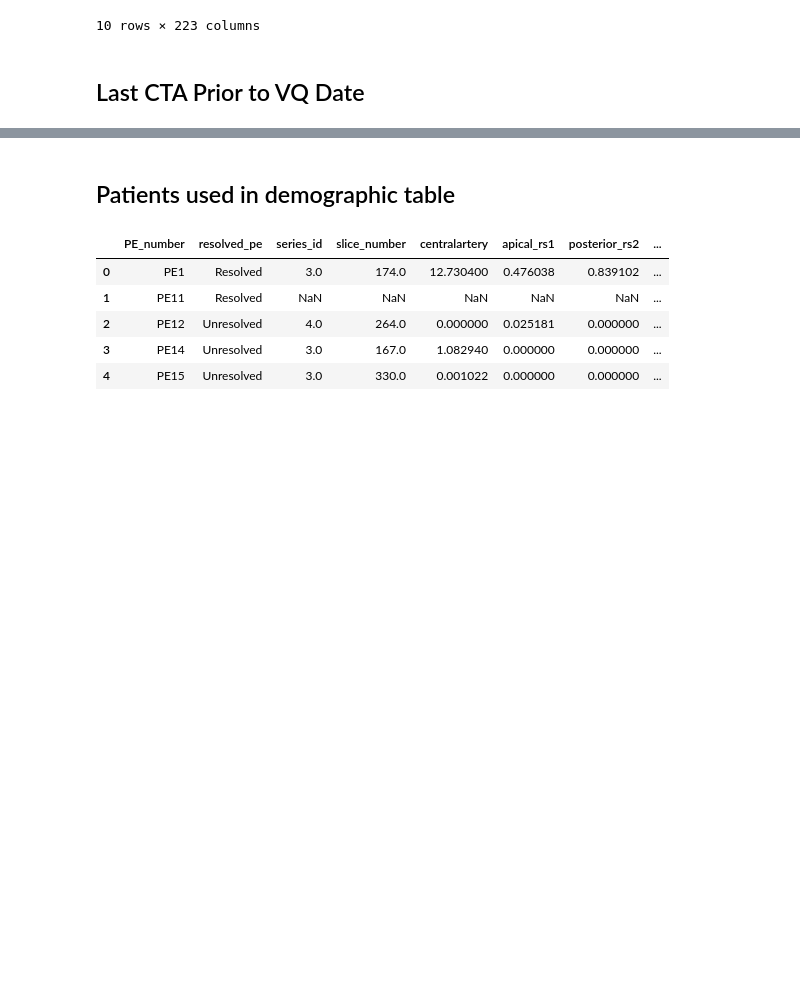
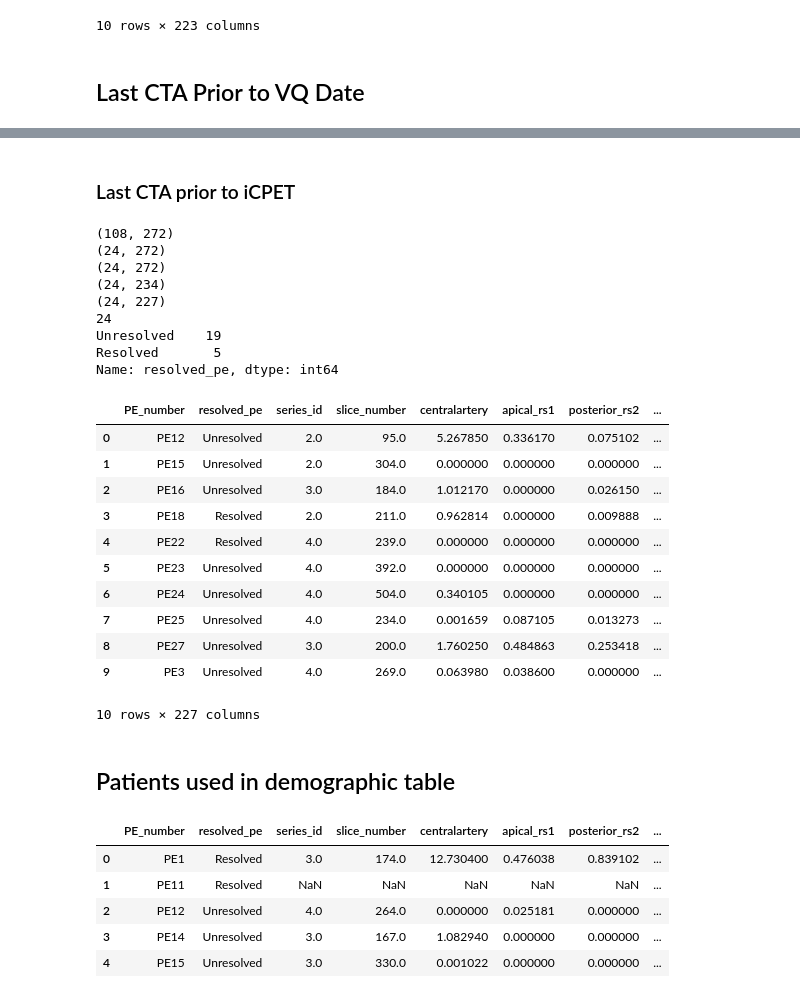
Before and after one commit to qaust/iCPET, a Jupyter notebook: src/summary_stats.ipynb, the cells around one changed output, grey strips where cells are left out. Drawn from its saved outputs; the diff is of its cells as text; code cells hidden in the pictures; blank space fills up the shorter version.

```diff
--- a/src/summary_stats.ipynb
+++ b/src/summary_stats.ipynb
@@ -322,4 +325,62 @@ Name: resolved_pe, dtype: int64
 10 rows × 227 columns
+# %% [markdown]
+### Last CTA prior to iCPET
+# %%
+num_data_last_prior_iCPET = df.copy()
+print(num_data_last_prior_iCPET.shape)
+
+# limit to first prior observation to iCPET
+num_data_last_prior_iCPET = num_data_last_prior_iCPET.loc[
+    (num_data_last_prior_iCPET['duration_t_to_iCPET_days'] <= 0) &
+    (num_data_last_prior_iCPET['total_visits'] > 1)
+]
+num_data_last_prior_iCPET = num_data_last_prior_iCPET.sort_values('duration_t_to_VQ_days')
+num_data_last_prior_iCPET = num_data_last_prior_iCPET.groupby('PE_number').last().reset_index()
+print(num_data_last_prior_iCPET.shape)
+
+
+# Reset index
+tuples = list(zip(num_data_last_prior_iCPET['PE_number'], num_data_last_prior_iCPET['resolved_pe']))
+multi_index = pd.MultiIndex.from_tuples(tuples)
+num_data_last_prior_iCPET.index = multi_index
+print(num_data_last_prior_iCPET.shape)
+
+# Subset to numeric data and reset index
+num_data_last_prior_iCPET = num_data_last_prior_iCPET.select_dtypes(['int', 'float'])
+num_data_last_prior_iCPET.index.names = ['PE_number', 'resolved_pe']
+num_data_last_prior_iCPET = num_data_last_prior_iCPET.reset_index()
+print(num_data_last_prior_iCPET.shape)
+
+# Drop columns with all NaN
+num_data_last_prior_iCPET = num_data_last_prior_iCPET.dropna(axis=1, how='all')
+print(num_data_last_prior_iCPET.shape)
+
+print(len(num_data_last_prior_iCPET['PE_number'].unique()))
+print(num_data_last_prior_iCPET['resolved_pe'].value_counts())
+
+num_data_last_prior_iCPET.head(10)
+# %% [output]
+(108, 272)
+(24, 272)
+(24, 272)
+(24, 234)
+(24, 227)
+24
+Unresolved    19
+Resolved       5
+Name: resolved_pe, dtype: int64
+|  | PE_number | resolved_pe | series_id | slice_number | centralartery | apical_rs1 | posterior_rs2 | ... |
+| 0 | PE12 | Unresolved | 2.0 | 95.0 | 5.267850 | 0.336170 | 0.075102 | ... |
+| 1 | PE15 | Unresolved | 2.0 | 304.0 | 0.000000 | 0.000000 | 0.000000 | ... |
+| 2 | PE16 | Unresolved | 3.0 | 184.0 | 1.012170 | 0.000000 | 0.026150 | ... |
+| 3 | PE18 | Resolved | 2.0 | 211.0 | 0.962814 | 0.000000 | 0.009888 | ... |
+| 4 | PE22 | Resolved | 4.0 | 239.0 | 0.000000 | 0.000000 | 0.000000 | ... |
+| 5 | PE23 | Unresolved | 4.0 | 392.0 | 0.000000 | 0.000000 | 0.000000 | ... |
+| 6 | PE24 | Unresolved | 4.0 | 504.0 | 0.340105 | 0.000000 | 0.000000 | ... |
+| 7 | PE25 | Unresolved | 4.0 | 234.0 | 0.001659 | 0.087105 | 0.013273 | ... |
+| 8 | PE27 | Unresolved | 3.0 | 200.0 | 1.760250 | 0.484863 | 0.253418 | ... |
+| 9 | PE3 | Unresolved | 4.0 | 269.0 | 0.063980 | 0.038600 | 0.000000 | ... |
+10 rows × 227 columns
 # %% [markdown]
 ## Patients used in demographic table
 # %%
```
Also changed, not shown: parts of 11 cells of this notebook, 2 other files.
